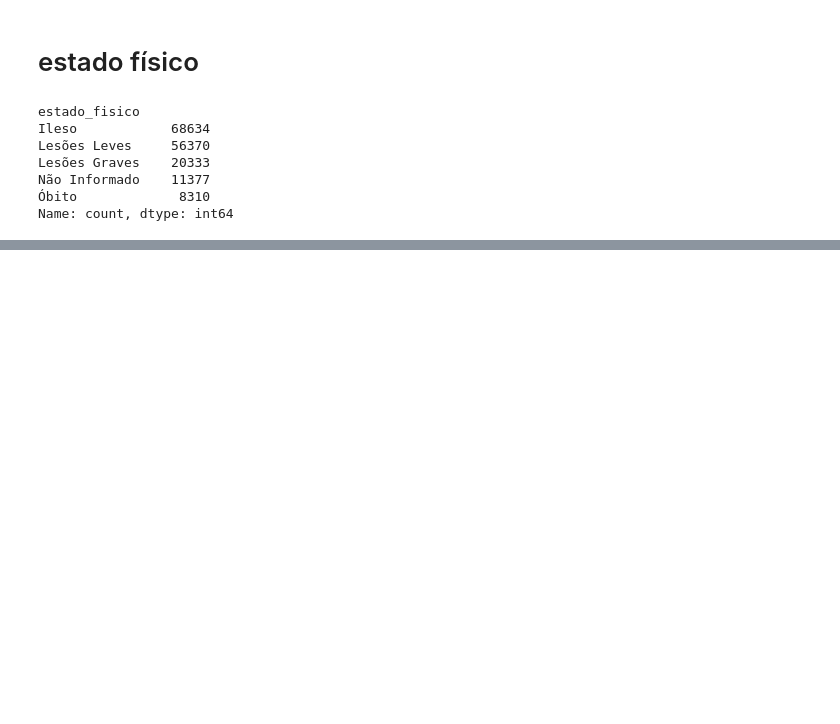
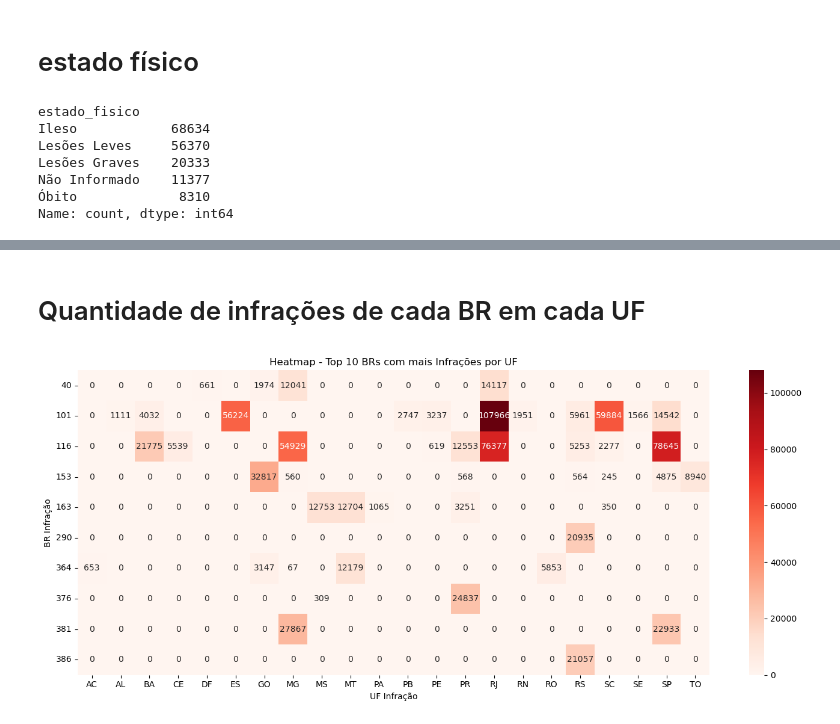
Before and after one commit to adrianop/dataScience, a Jupyter notebook: dados.ipynb, the cells around one changed output, grey strips where cells are left out. Cells and saved outputs as stored; diff of their text form; code cells hidden in the pictures; blank space fills up the shorter version.

Commit message:
Adicionado a verificação das infrações de janeiro de 2025

```diff
--- a/dados.ipynb
+++ b/dados.ipynb
@@ -341,0 +403,4 @@ Name: count, dtype: int64
+# %%
+# Documento CSV de Acidentes 2025 (Agrupados por pessoa)
+df_2025_infra_01 = pd.read_csv("dados/2025/infraçoes2025_01.csv", encoding="latin1", sep=";")
+df_2025_infra_01.head()
@@ -341,0 +415,31 @@ Name: count, dtype: int64
+# %% [markdown]
+# Quantidade de infrações de cada BR em cada UF
+# %%
+# Agrupamento por BR e UF
+agrupado = df_2025_infra_01.groupby(['BR Infração', 'UF Infração']).size().reset_index(name='quantidade')
+
+# Filtra as 10 BRs com mais infrações totais
+top_brs = (
+    agrupado.groupby('BR Infração')['quantidade']
+    .sum()
+    .nlargest(10)
+    .index
+)
+filtrado = agrupado[agrupado['BR Infração'].isin(top_brs)]
+
+# Cria pivot table para o heatmap
+pivot_df = filtrado.pivot(index='BR Infração', columns='UF Infração', values='quantidade').fillna(0)
+
+# Criação do heatmap
+plt.figure(figsize=(14, 6))
+sns.heatmap(pivot_df, annot=True, fmt='g', cmap='Reds')
+
+plt.title('Heatmap - Top 10 BRs com mais Infrações por UF')
+plt.xlabel('UF Infração')
+plt.ylabel('BR Infração')
+#plt.xticks(rotation=90)
+plt.yticks(rotation=0)
+plt.tight_layout()
+plt.show()
+# %% [output]
+[figure, added]
```
Also changed, not shown: parts of 8 cells of this notebook.
